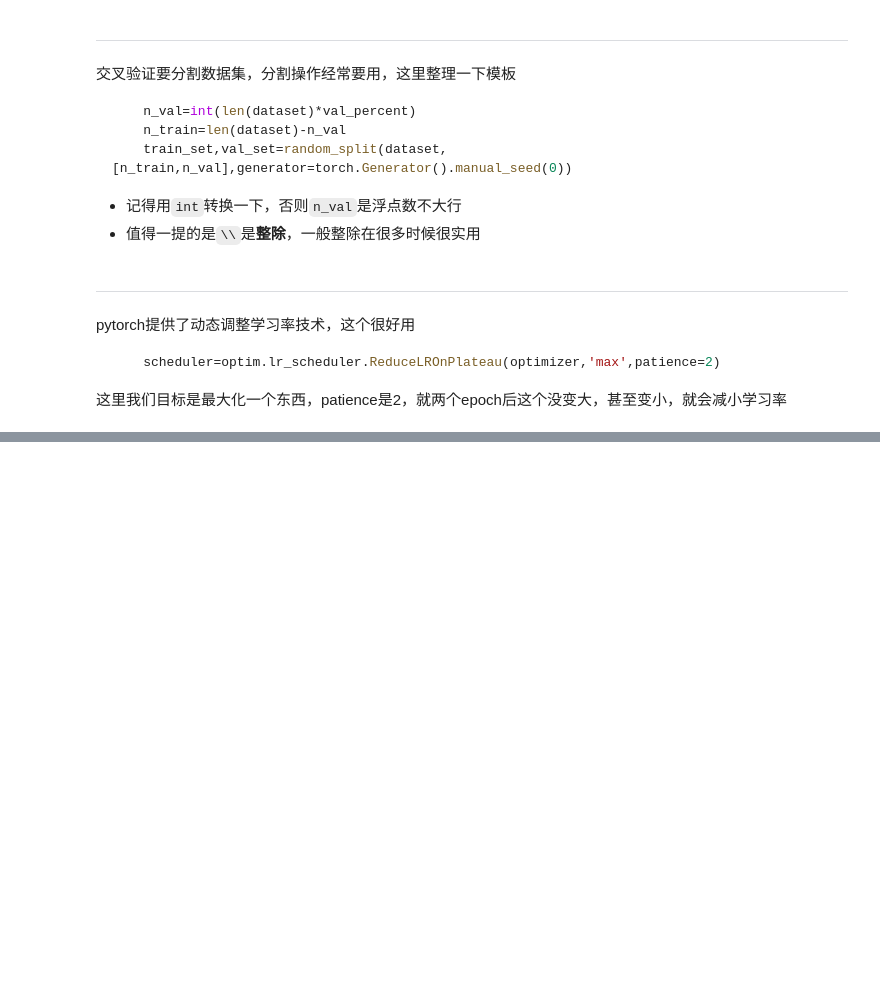
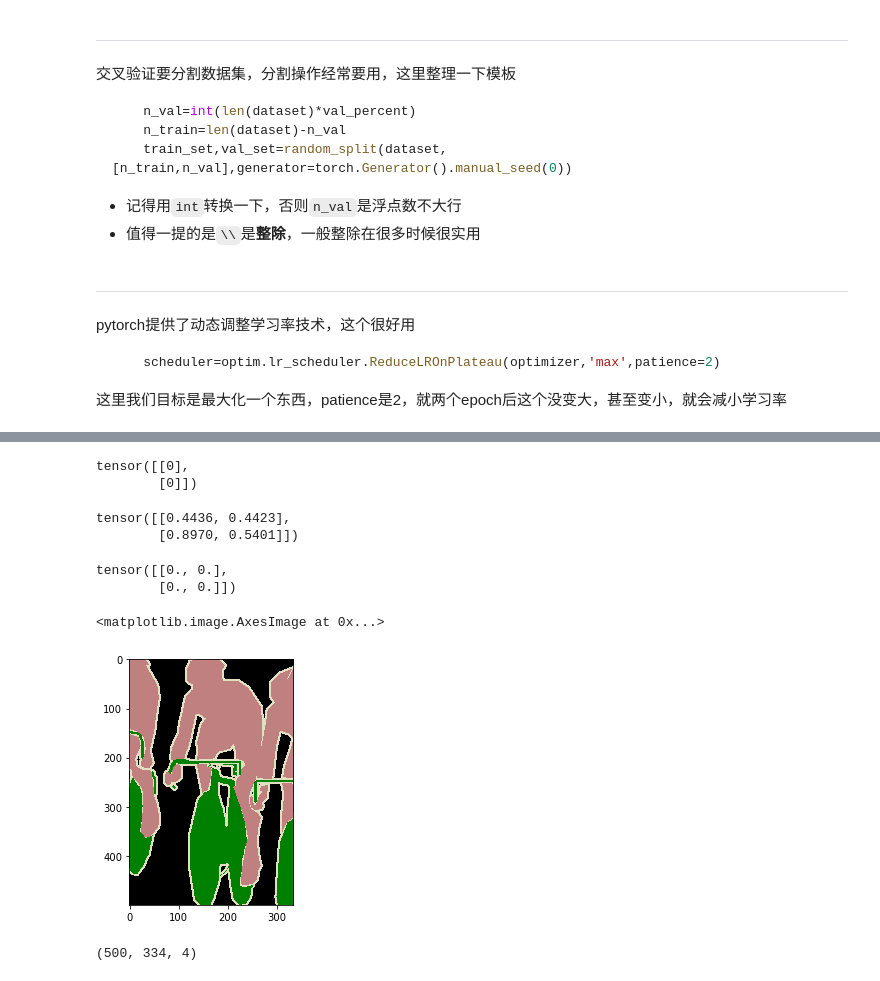
Before and after one commit to NinelieAimer/SemanticSeg, a Jupyter notebook: Code/tutorial.ipynb, the cells around one changed output, grey strips where cells are left out. Saved outputs shown, nothing was run; the diff lists cells and outputs as text; code cells hidden in the pictures; blank space fills up the shorter version.

```diff
--- a/Code/tutorial.ipynb
+++ b/Code/tutorial.ipynb
@@ -203,0 +209,15 @@ pytorch提供了动态调整学习率技术，这个很好用
+# %%
+b
+# %% [output]
+tensor([[0],
+        [0]])
+# %%
+a
+# %% [output]
+tensor([[0.4436, 0.4423],
+        [0.8970, 0.5401]])
+# %%
+a*b
+# %% [output]
+tensor([[0., 0.],
+        [0., 0.]])
@@ -203,0 +227,11 @@ pytorch提供了动态调整学习率技术，这个很好用
+# %%
+img=io.imread("../Data/VOC/2007_000129.png")
+# %%
+io.imshow(img)
+# %% [output]
+<matplotlib.image.AxesImage at 0x...>
+[figure, added]
+# %%
+img.shape
+# %% [output]
+(500, 334, 4)
```
Also changed, not shown: parts of 4 cells of this notebook, 5 other files.
